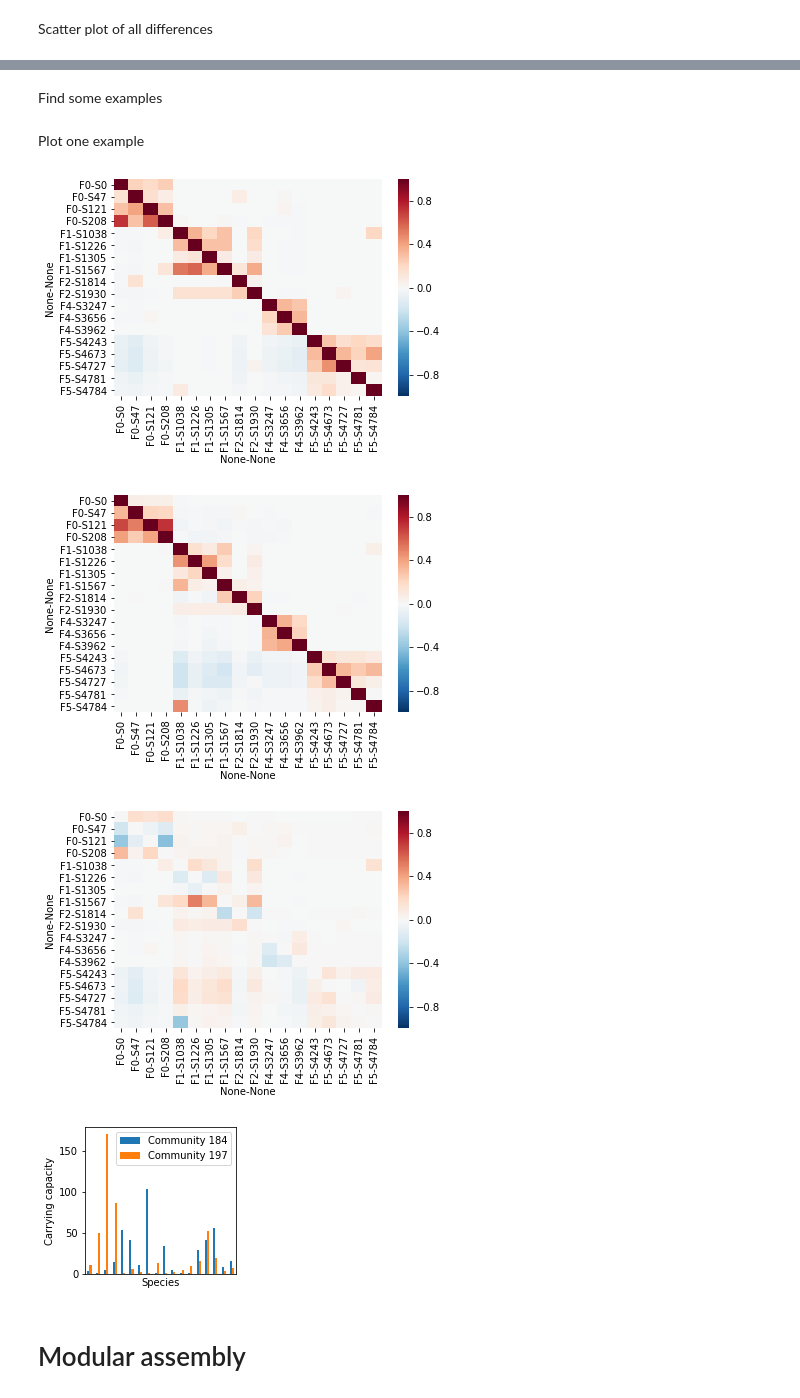
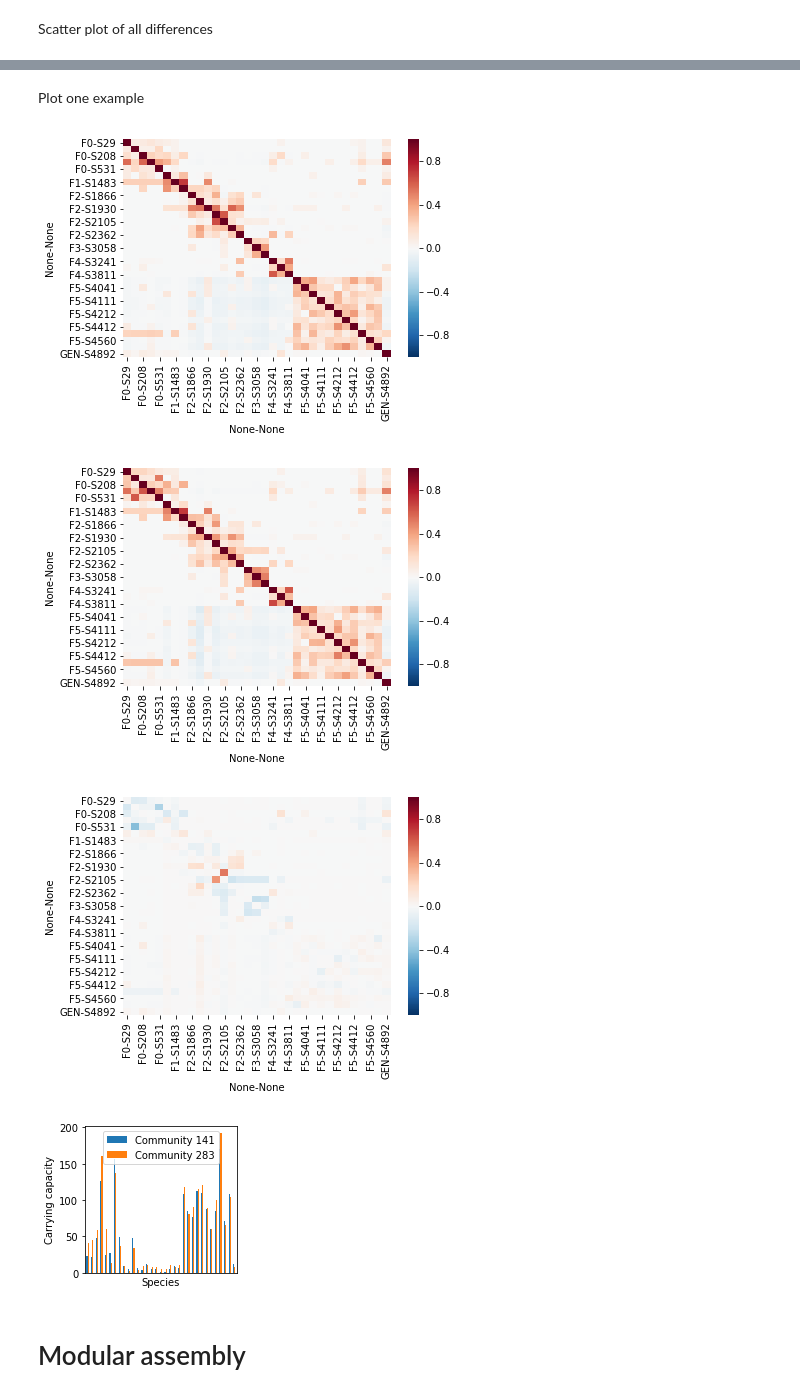
Before and after one commit to Emergent-Behaviors-in-Biology/microbiome-patterns, a Jupyter notebook: A Minimal Model for Microbial Biodiversity.ipynb, the cells around one changed output, grey strips where cells are left out. Saved outputs shown, nothing was run; the diff lists cells and outputs as text; code cells hidden in the pictures.

```diff
--- a/A Minimal Model for Microbial Biodiversity.ipynb
+++ b/A Minimal Model for Microbial Biodiversity.ipynb
@@ -683,12 +693,12 @@ plt.show()
 Scatter plot of all differences
 # %%
 with open('data/LV_params.dat','rb') as f:
-    alpha_diff,K_diff = pickle.load(f)
+    K_diff = pickle.load(f)
 with open('data/DOC_same.dat','rb') as f:
     pairs,Olist,Dlist,Olist_null,Dlist_null = pickle.load(f)
-examples=np.asarray([3075,102])
+examples=np.asarray([8208,6593])
 
-alpha_diff = np.asarray(alpha_diff)
+#alpha_diff = np.asarray(alpha_diff)
 K_diff = np.asarray(K_diff)
 
 #Make and annotate plots
@@ -713,5 +723,3 @@ plt.show()
-# %% [markdown]
-Find some examples
 # %% [markdown]
 Plot one example
 # %%
@@ -738,8 +746,8 @@ N = N.T[np.isnan(N).sum()==0].T
 wells = N.T.index
 
 #Get well names
-#item = 3075 #Other example
-item = 102
+#item = 8208 #Other example
+item = 6593
 well1 = wells[pairs[item][0]]
 well2 = wells[pairs[item][1]]
 
@@ -774,37 +782,37 @@ fig,ax=plt.subplots()
 sns.heatmap((alpha2.T/np.diag(alpha2)).T,cmap='RdBu_r',vmin=-1,vmax=1,ax=ax)
 pdf = bpdf.PdfPages('Plots/alpha2_'+str(item)+'.pdf')
 pdf.savefig(fig)
 pdf.close()
 plt.show()
 
 #Plot difference between interaction matrices
 fig,ax=plt.subplots()
 sns.heatmap((alpha1.T/np.diag(alpha1)-(alpha2.T/np.diag(alpha2))).T,cmap='RdBu_r',vmin=-1,vmax=1,ax=ax)
 pdf = bpdf.PdfPages('Plots/alphadiff_'+str(item)+'.pdf')
 pdf.savefig(fig)
 pdf.close()
 plt.show()
 
 #Compute carrying capacities
 K1 = alpha1.dot(N[well1].loc[(N[well1]>thresh)&(N[well2]>thresh)])/np.diag(alpha1) - params['m'][(N[well1]>thresh)&(N[well2]>thresh)]
 K2 = alpha2.dot(N[well2].loc[(N[well1]>thresh)&(N[well2]>thresh)])/np.diag(alpha2) - params['m'][(N[well1]>thresh)&(N[well2]>thresh)]
 K = pd.DataFrame(K1,index=K1.index,columns=['Community '+well1[1:]]).join(pd.DataFrame(K2,index=K2.index,columns=['Community '+well2[1:]]))
 #Make bar plot
 fig,ax=plt.subplots(figsize=(3,3))
 fig.subplots_adjust(left=0.2,bottom=0.2)
 K.plot.bar(ax=ax)
 ax.set_xticks(())
 ax.set_xlabel('Species')
 ax.set_ylabel('Carrying capacity')
 pdf = bpdf.PdfPages('Plots/K_example_'+str(item)+'.pdf')
 pdf.savefig(fig)
 pdf.close()
 plt.show()
 # %% [output]
-[figure, old version]
+[figure, new version]
-[figure, old version]
+[figure, new version]
-[figure, old version]
+[figure, new version]
-[figure, old version]
+[figure, new version]
 # %% [markdown]
 # Modular assembly
 # %%
```
Also changed, not shown: parts of 3 cells of this notebook, 21 other files.
